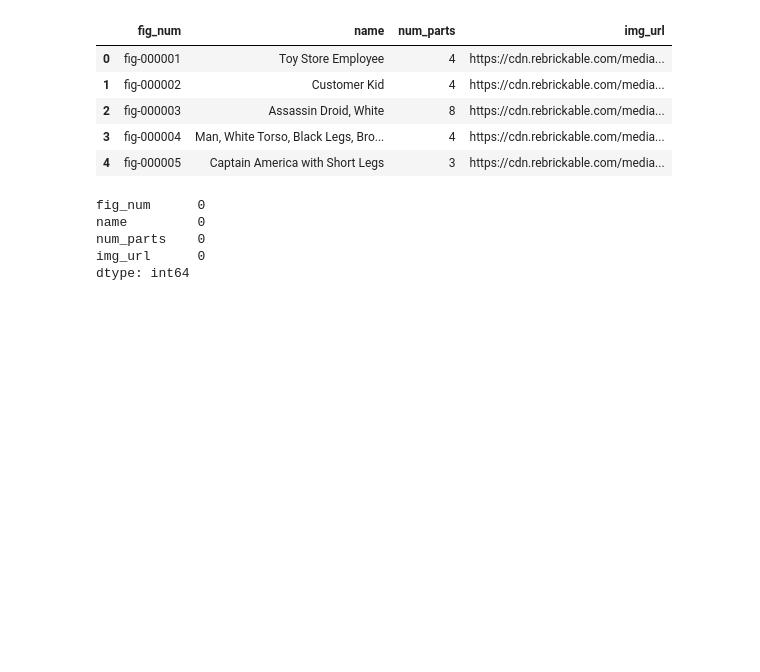
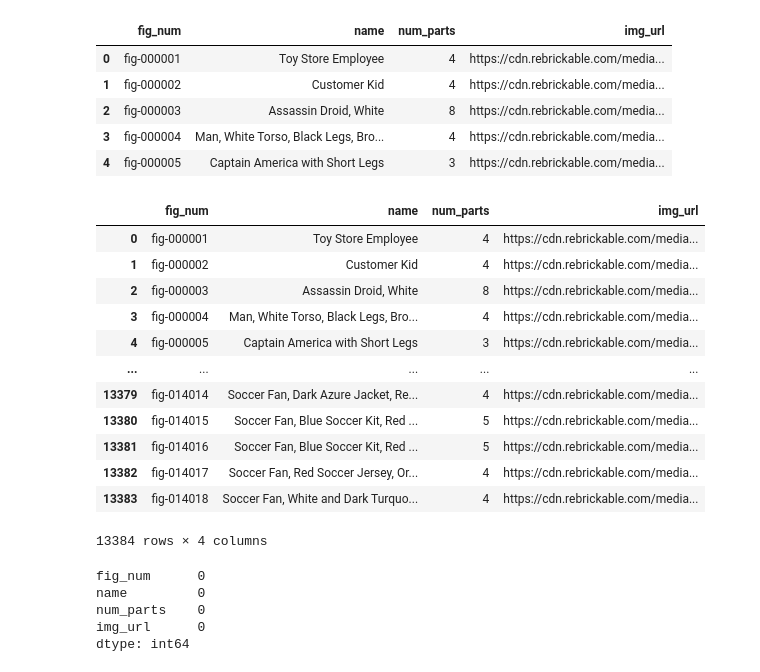
Before and after one commit to BenjaSar/AdD, a Jupyter notebook: TP_Integrador_AdD.ipynb, the cells around one changed output. Cells and saved outputs as stored; diff of their text form; code cells hidden in the pictures; blank space fills up the shorter version.

```diff
--- a/TP_Integrador_AdD.ipynb
+++ b/TP_Integrador_AdD.ipynb
@@ -392,6 +420,25 @@ minifigs.head()
 | 2 | fig-000003 | Assassin Droid, White | 8 | https://cdn.rebrickable.com/media... |
 | 3 | fig-000004 | Man, White Torso, Black Legs, Bro... | 4 | https://cdn.rebrickable.com/media... |
 | 4 | fig-000005 | Captain America with Short Legs | 3 | https://cdn.rebrickable.com/media... |
+# %%
+#Using dictionary to convert specific columns
+convert_dict = {'fig_num':str}
+# %%
+minifigs.astype(convert_dict)
+# %% [output]
+|  | fig_num | name | num_parts | img_url |
+| 0 | fig-000001 | Toy Store Employee | 4 | https://cdn.rebrickable.com/media... |
+| 1 | fig-000002 | Customer Kid | 4 | https://cdn.rebrickable.com/media... |
+| 2 | fig-000003 | Assassin Droid, White | 8 | https://cdn.rebrickable.com/media... |
+| 3 | fig-000004 | Man, White Torso, Black Legs, Bro... | 4 | https://cdn.rebrickable.com/media... |
+| 4 | fig-000005 | Captain America with Short Legs | 3 | https://cdn.rebrickable.com/media... |
+| ... | ... | ... | ... | ... |
+| 13379 | fig-014014 | Soccer Fan, Dark Azure Jacket, Re... | 4 | https://cdn.rebrickable.com/media... |
+| 13380 | fig-014015 | Soccer Fan, Blue Soccer Kit, Red ... | 5 | https://cdn.rebrickable.com/media... |
+| 13381 | fig-014016 | Soccer Fan, Blue Soccer Kit, Red ... | 5 | https://cdn.rebrickable.com/media... |
+| 13382 | fig-014017 | Soccer Fan, Red Soccer Jersey, Or... | 4 | https://cdn.rebrickable.com/media... |
+| 13383 | fig-014018 | Soccer Fan, White and Dark Turquo... | 4 | https://cdn.rebrickable.com/media... |
+13384 rows × 4 columns
 # %%
 #Checking null data
 minifigs.isnull().sum()
```
Also changed, not shown: parts of 52 cells of this notebook.
